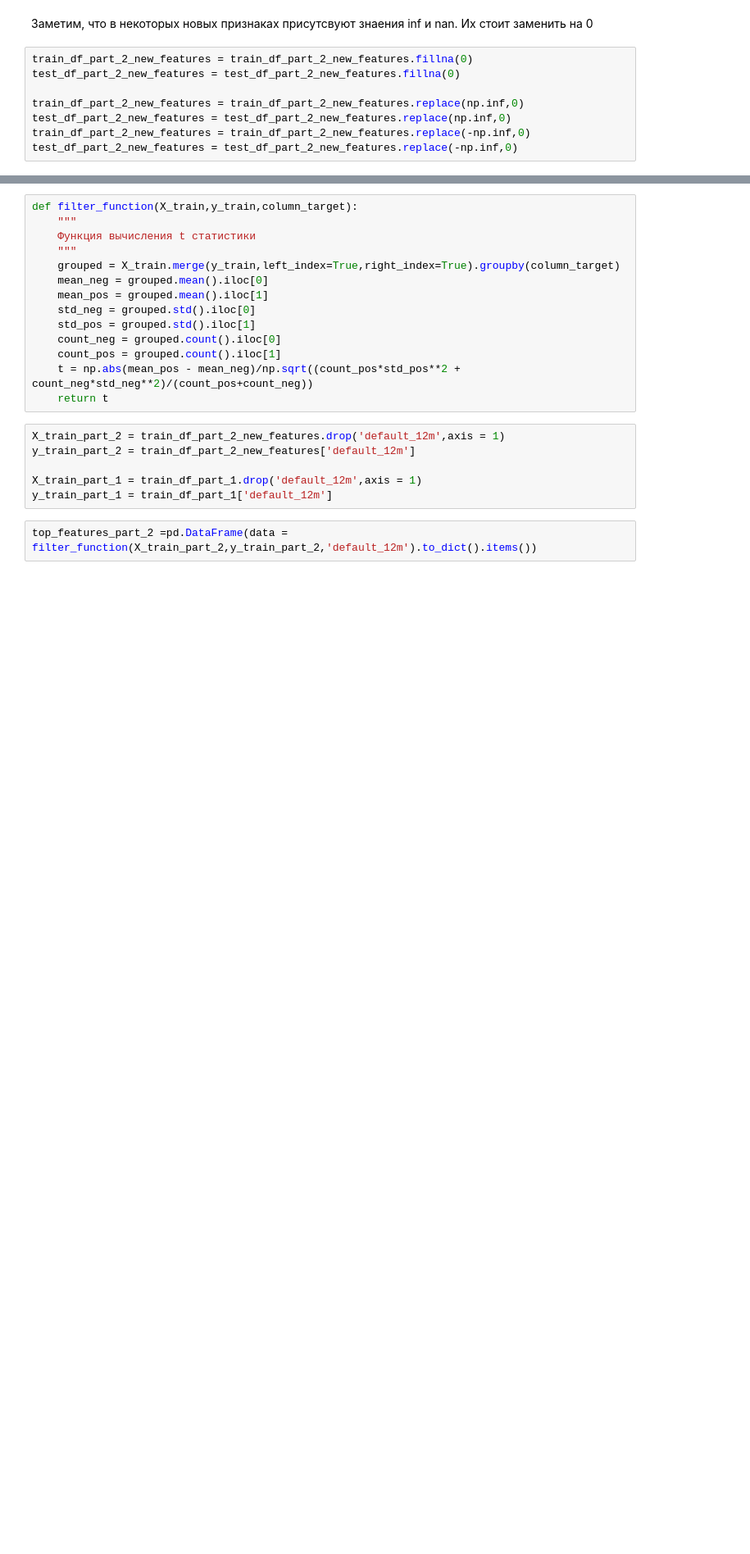
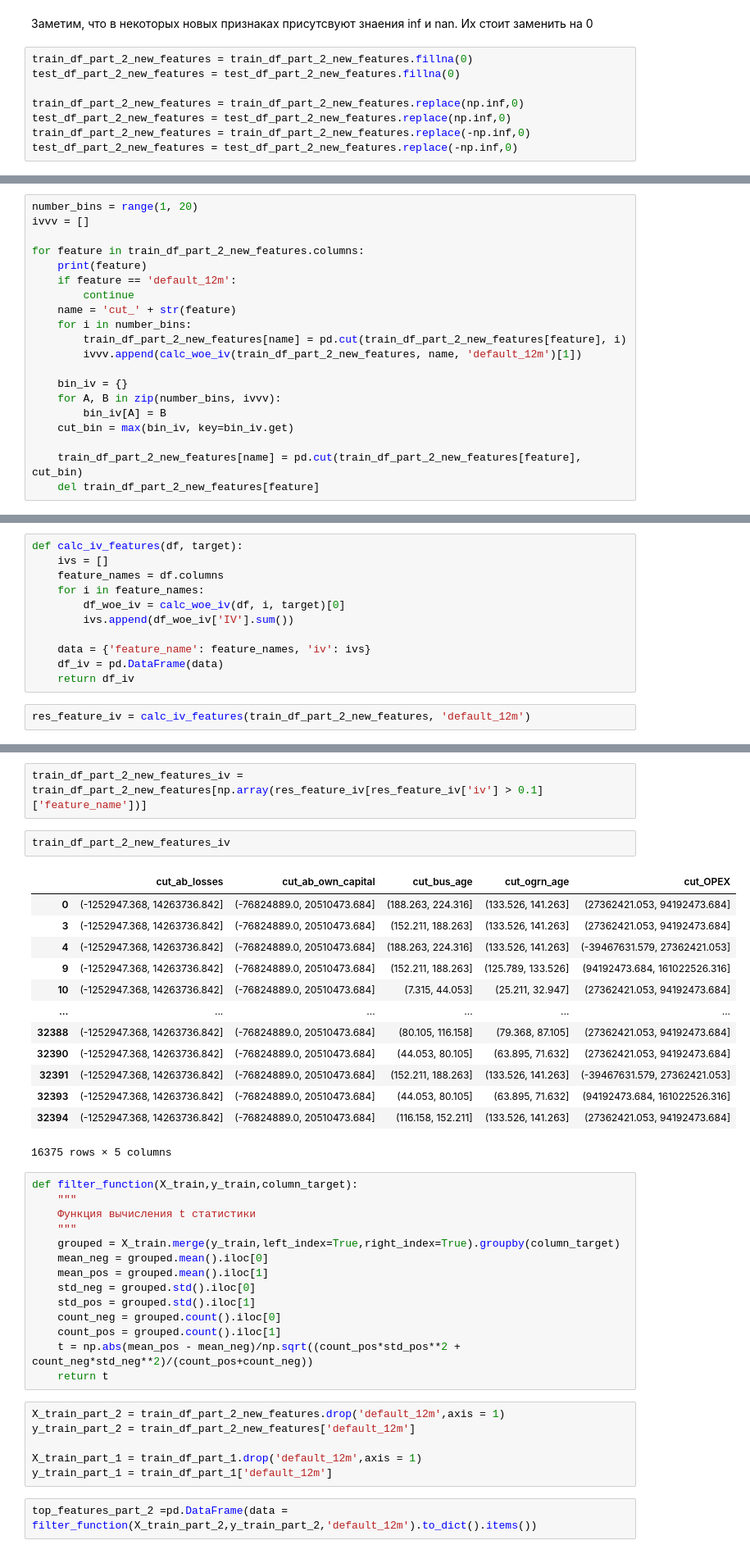
Before and after one commit to Stuksus/Hackaton_SBER, a Jupyter notebook: prepare_features.ipynb, the cells around one changed output, grey strips where cells are left out. Shown at 82% size. Saved outputs shown, nothing was run; the diff lists cells and outputs as text; blank space fills up the shorter version.

```diff
--- a/prepare_features.ipynb
+++ b/prepare_features.ipynb
@@ -313,0 +365,20 @@ test_df_part_2_new_features = test_df_part_2_new_features.replace(-np.inf,0)
+# %%
+number_bins = range(1, 20)
+ivvv = []
+
+for feature in train_df_part_2_new_features.columns:
+    print(feature)
+    if feature == 'default_12m':
+        continue
+    name = 'cut_' + str(feature)
+    for i in number_bins:
+        train_df_part_2_new_features[name] = pd.cut(train_df_part_2_new_features[feature], i)
+        ivvv.append(calc_woe_iv(train_df_part_2_new_features, name, 'default_12m')[1])
+
+    bin_iv = {}
+    for A, B in zip(number_bins, ivvv):
+        bin_iv[A] = B
+    cut_bin = max(bin_iv, key=bin_iv.get)
+
+    train_df_part_2_new_features[name] = pd.cut(train_df_part_2_new_features[feature], cut_bin)
+    del train_df_part_2_new_features[feature]
@@ -313,0 +403,13 @@ test_df_part_2_new_features = test_df_part_2_new_features.replace(-np.inf,0)
+# %%
+def calc_iv_features(df, target):
+    ivs = []
+    feature_names = df.columns
+    for i in feature_names:
+        df_woe_iv = calc_woe_iv(df, i, target)[0]
+        ivs.append(df_woe_iv['IV'].sum())
+
+    data = {'feature_name': feature_names, 'iv': ivs}
+    df_iv = pd.DataFrame(data)
+    return df_iv
+# %%
+res_feature_iv = calc_iv_features(train_df_part_2_new_features, 'default_12m')
@@ -314,3 +427,21 @@ test_df_part_2_new_features = test_df_part_2_new_features.replace(-np.inf,0)
+# %%
+train_df_part_2_new_features_iv = train_df_part_2_new_features[np.array(res_feature_iv[res_feature_iv['iv'] > 0.1]['feature_name'])]
+# %%
+train_df_part_2_new_features_iv
+# %% [output]
+|  | cut_ab_losses | cut_ab_own_capital | cut_bus_age | cut_ogrn_age | cut_OPEX |
+| 0 | (-1252947.368, 14263736.842] | (-76824889.0, 20510473.684] | (188.263, 224.316] | (133.526, 141.263] | (27362421.053, 94192473.684] |
+| 3 | (-1252947.368, 14263736.842] | (-76824889.0, 20510473.684] | (152.211, 188.263] | (133.526, 141.263] | (27362421.053, 94192473.684] |
+| 4 | (-1252947.368, 14263736.842] | (-76824889.0, 20510473.684] | (188.263, 224.316] | (133.526, 141.263] | (-39467631.579, 27362421.053] |
+| 9 | (-1252947.368, 14263736.842] | (-76824889.0, 20510473.684] | (152.211, 188.263] | (125.789, 133.526] | (94192473.684, 161022526.316] |
+| 10 | (-1252947.368, 14263736.842] | (-76824889.0, 20510473.684] | (7.315, 44.053] | (25.211, 32.947] | (27362421.053, 94192473.684] |
+| ... | ... | ... | ... | ... | ... |
+| 32388 | (-1252947.368, 14263736.842] | (-76824889.0, 20510473.684] | (80.105, 116.158] | (79.368, 87.105] | (27362421.053, 94192473.684] |
+| 32390 | (-1252947.368, 14263736.842] | (-76824889.0, 20510473.684] | (44.053, 80.105] | (63.895, 71.632] | (27362421.053, 94192473.684] |
+| 32391 | (-1252947.368, 14263736.842] | (-76824889.0, 20510473.684] | (152.211, 188.263] | (133.526, 141.263] | (-39467631.579, 27362421.053] |
+| 32393 | (-1252947.368, 14263736.842] | (-76824889.0, 20510473.684] | (44.053, 80.105] | (63.895, 71.632] | (94192473.684, 161022526.316] |
+| 32394 | (-1252947.368, 14263736.842] | (-76824889.0, 20510473.684] | (116.158, 152.211] | (133.526, 141.263] | (27362421.053, 94192473.684] |
+16375 rows × 5 columns
 # %%
 def filter_function(X_train,y_train,column_target):
     """
```
Also changed, not shown: parts of 11 cells of this notebook.
